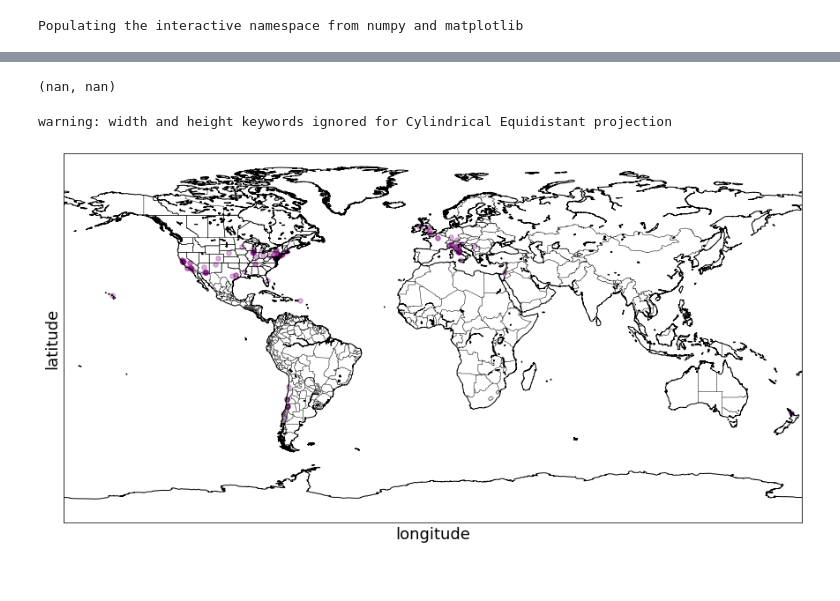
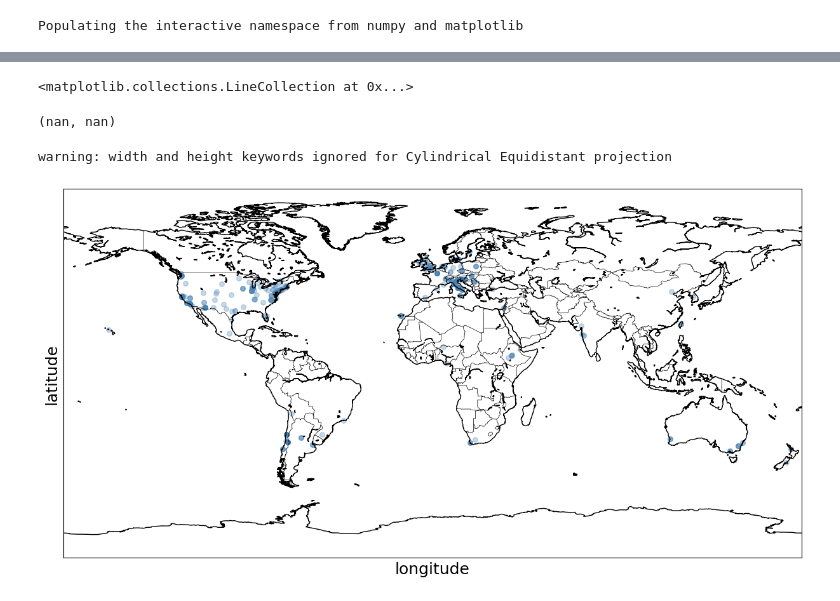
Before and after one commit to LSST-TVSSC/LSST-TVSSC.github.io, a Jupyter notebook: TVSaffiliations/mapTVS.ipynb, the cells around one changed output, grey strips where cells are left out. Drawn from its saved outputs; the diff is of its cells as text; code cells hidden in the pictures.

```diff
--- a/TVSaffiliations/mapTVS.ipynb
+++ b/TVSaffiliations/mapTVS.ipynb
@@ -15,7 +27,30 @@ Populating the interactive namespace from numpy and matplotlib
+# %%
+import json
+try:
+    import urllib2 as urllib
+except ImportError:
+    import urllib.request as urllib
+
+
+def get_jsonparsed_data(url):
+    """
+    from http://stackoverflow.com/questions/12965203/how-to-get-json-from-webpage-into-python-script
+    Receive the content of ``url``, parse it as JSON and return the object.
+    Parameters
+    ----------
+    url : str
+    Returns
+    -------
+    dict
+    """
+    response = urllib.urlopen(url)
+    data = response.read().decode("utf-8")
+    return json.loads(data)
 # %%
-affs=pd.read_csv("LSST_TVS_subgroups - Sheet1.csv").groupby("affiliation").count()
+affs = pd.read_csv("LSST_TVS_subgroups - main (1).csv").groupby("affiliation").count()
 # %%
-y = lambda x: unicodedata.normalize('NFKD', unicode(x.split("/")[0], errors="ignore")).replace("Universit ", "Universita ").strip()
+y = lambda x: unidecode(unicodedata.normalize('NFKD', #unicode(x.split("/")[0], errors="ignore")
+              x.split("/")[0]).replace("Università", "Universita").strip())
 #unicode(x.split("/")[0], errors="replace")
 #unicode(x.split("/")[0], errors="replace")
 
@@ -155,6 +426,6 @@ affsgeo = gpd.GeoDataFrame(affs)
 # %%
 # combine lat and lon to one column
-affs['lonlat'] = zip([float(affs['loc'][i][0][0]) for i in range(len(affs['loc']))], [float(affs['loc'][i][0][1]) for i in range(len(affs['loc']))])
+affs['lonlat'] = list(zip([float(affs['loc'][i][0][0]) for i in range(len(affs['loc']))], [float(affs['loc'][i][0][1]) for i in range(len(affs['loc']))]))
 # Create Point Geometry for based on lonlat column
 affs['geometry'] = affs[['lonlat']].applymap(lambda x:shapely.geometry.Point(x))
 affs.head()
@@ -180,3 +494,10 @@ warning: width and height keywords ignored for Cylindrical Equidistant projectio
+# %%
+
+m.drawcoastlines()
+#m.shadedrelief()
+#m.drawcountries()
+# %% [output]
+<matplotlib.collections.LineCollection at 0x...>
 # %%
 affs['loc'][:][0][0]
 # %% [output]
@@ -184,18 +505,18 @@ affs['loc'][:][0][0]
 # %%
 pl.figure(figsize=(15,10))
 pl.scatter([float(affs['loc'][i][0][1]) for i in range(len(affs['loc']))],
-           [float(affs['loc'][i][0][0]) for i in range(len(affs['loc']))], c='purple', alpha=.3, s=30)
+           [float(affs['loc'][i][0][0]) for i in range(len(affs['loc']))], c='SteelBlue', alpha=.3, s=30)
 pl.xlabel("longitude", fontsize=18)
 pl.ylabel("latitude", fontsize=18)
-m = Basemap(width=12000000,height=9000000, projection='cyl',
+m = Basemap(width=12000000, height=9000000, projection='cyl',
             resolution='l', lat_1=-90, lat_2=90, lat_0=0, lon_0=0.)
 m.drawcoastlines()
-m.drawstates()
+#m.drawstates()
 m.drawcountries()
 pl.savefig("LSST_TVS_World.png")
 # %% [output]
 warning: width and height keywords ignored for Cylindrical Equidistant projection
-[figure, old version]
+[figure, new version]
 # %%
 pl.figure(figsize=(15,10))
 pl.scatter([float(affs['loc'][i][0][1]) for i in range(len(affs['loc']))],
```
Also changed, not shown: parts of 20 cells of this notebook.
